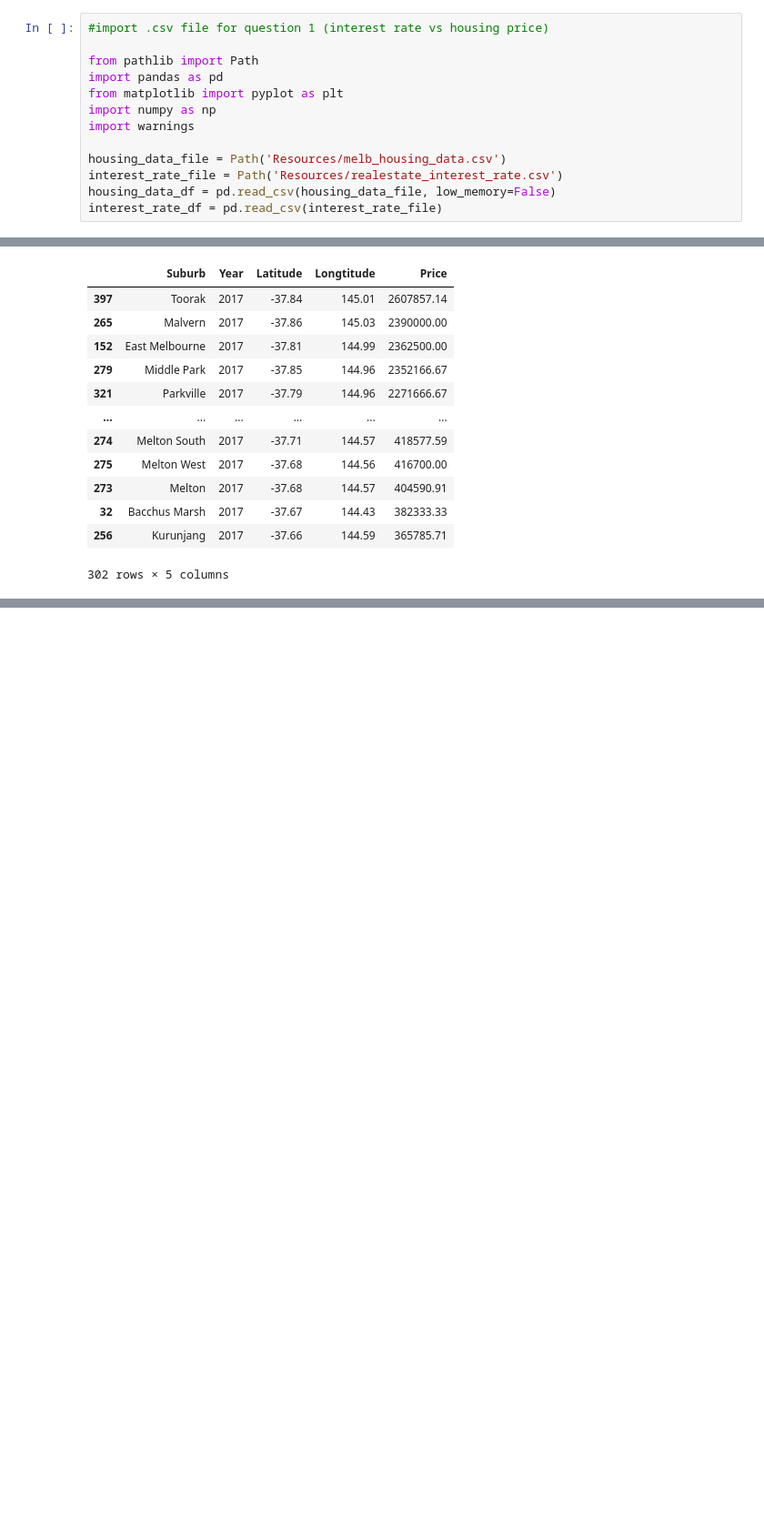
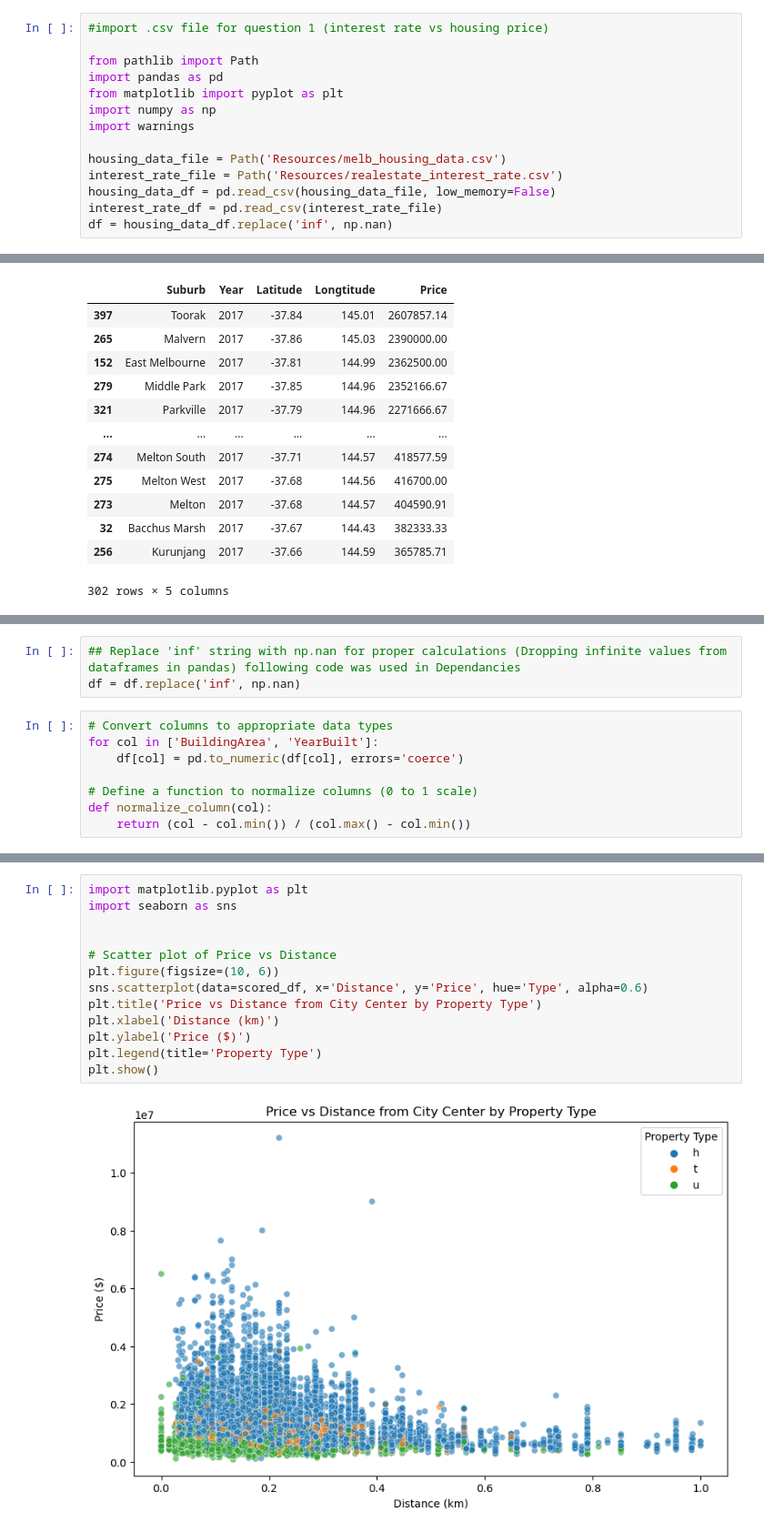
Before and after one commit to Anton0Lee/Project1_grp5, a Jupyter notebook: project1 main codes.ipynb, the cells around one changed output, grey strips where cells are left out. Shown at 91% size. Saved outputs shown, nothing was run; the diff lists cells and outputs as text; blank space fills up the shorter version.

```diff
--- a/project1 main codes.ipynb
+++ b/project1 main codes.ipynb
@@ -19,6 +19,7 @@ housing_data_file = Path('Resources/melb_housing_data.csv')
 interest_rate_file = Path('Resources/realestate_interest_rate.csv')
 housing_data_df = pd.read_csv(housing_data_file, low_memory=False)
 interest_rate_df = pd.read_csv(interest_rate_file)
+df = housing_data_df.replace('inf', np.nan)
 # %%
 housing_data_df
 # %% [output]
@@ -289,0 +308,11 @@ round(housing_data_loc_group.sort_values('Price', ascending=False),2)
+# %%
+## Replace 'inf' string with np.nan for proper calculations (Dropping infinite values from dataframes in pandas) following code was used in Dependancies
+df = df.replace('inf', np.nan)
+# %%
+# Convert columns to appropriate data types
+for col in ['BuildingArea', 'YearBuilt']:
+    df[col] = pd.to_numeric(df[col], errors='coerce')
+
+# Define a function to normalize columns (0 to 1 scale)
+def normalize_column(col):
+    return (col - col.min()) / (col.max() - col.min())
@@ -289,0 +389,15 @@ round(housing_data_loc_group.sort_values('Price', ascending=False),2)
+# %%
+import matplotlib.pyplot as plt
+import seaborn as sns
+
+
+# Scatter plot of Price vs Distance
+plt.figure(figsize=(10, 6))
+sns.scatterplot(data=scored_df, x='Distance', y='Price', hue='Type', alpha=0.6)
+plt.title('Price vs Distance from City Center by Property Type')
+plt.xlabel('Distance (km)')
+plt.ylabel('Price ($)')
+plt.legend(title='Property Type')
+plt.show()
+# %% [output]
+[figure, added]
```
Also changed, not shown: parts of 7 cells of this notebook.
